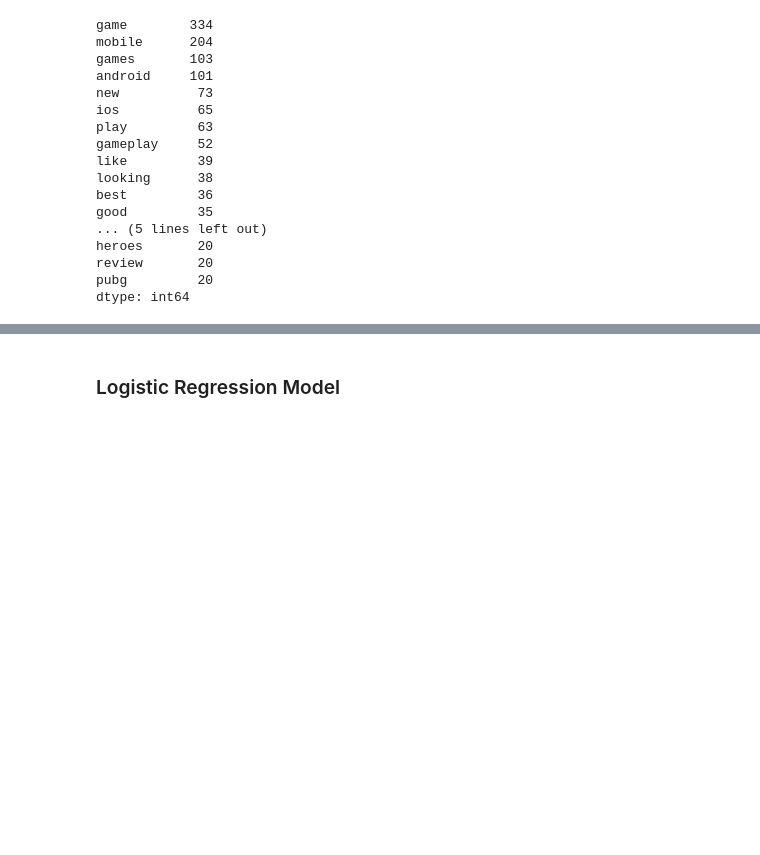
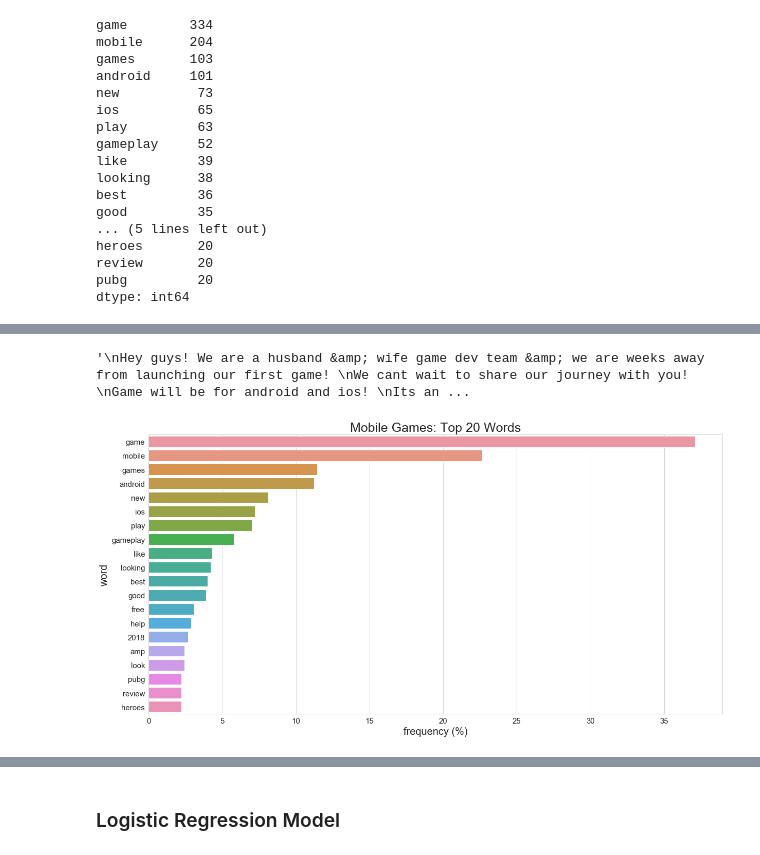
Before and after one commit to cheekeet86/project_3, a Jupyter notebook: code/project_3.ipynb, the cells around one changed output, grey strips where cells are left out. Saved outputs shown, nothing was run; the diff lists cells and outputs as text; code cells hidden in the pictures; blank space fills up the shorter version.

```diff
--- a/code/project_3.ipynb
+++ b/code/project_3.ipynb
@@ -595,0 +571,12 @@ dtype: int64
+# %%
+# get top words in df_b
+
+df_top_b = top_b.to_frame(name='count')
+df_top_b['word'] = df_top_b.index
+df_top_b.reset_index(drop=True, inplace=True)
+df_top_b['freq'] = df_top_b['count'] / len(df_b) * 100
+
+cols = ['word','count','freq']
+df_top_b = df_top_b[cols]
+df_top_b.sort_values(by='count',ascending=False, inplace=True)
+df_top_b.head(10)
@@ -595,0 +609,21 @@ dtype: int64
+# %%
+plt.figure(figsize=(20,10))
+plt.title('Mobile Games: Top 20 Words',fontsize=25)
+
+sns.set_style("whitegrid")
+sns.barplot(data=df_top_b.head(20),x='freq',y='word',orient='h')
+
+plt.xlabel('frequency (%)',fontsize=20)
+plt.ylabel('word',fontsize=20)
+plt.tick_params(labelsize=15)
+
+'''
+Hey guys! We are a husband &amp; wife game dev team &amp; we are weeks away from launching our first game!
+We cant wait to share our journey with you!
+Game will be for android and ios!
+Its an arcade style maze runner game and it is so fun!
+(Not to toot our own horn but - toot toot)
+'''
+# %% [output]
+'\nHey guys! We are a husband &amp; wife game dev team &amp; we are weeks away from launching our first game! \nWe cant wait to share our journey with you! \nGame will be for android and ios! \nIts an ...
+[figure, added]
```
Also changed, not shown: parts of 29 cells of this notebook.
